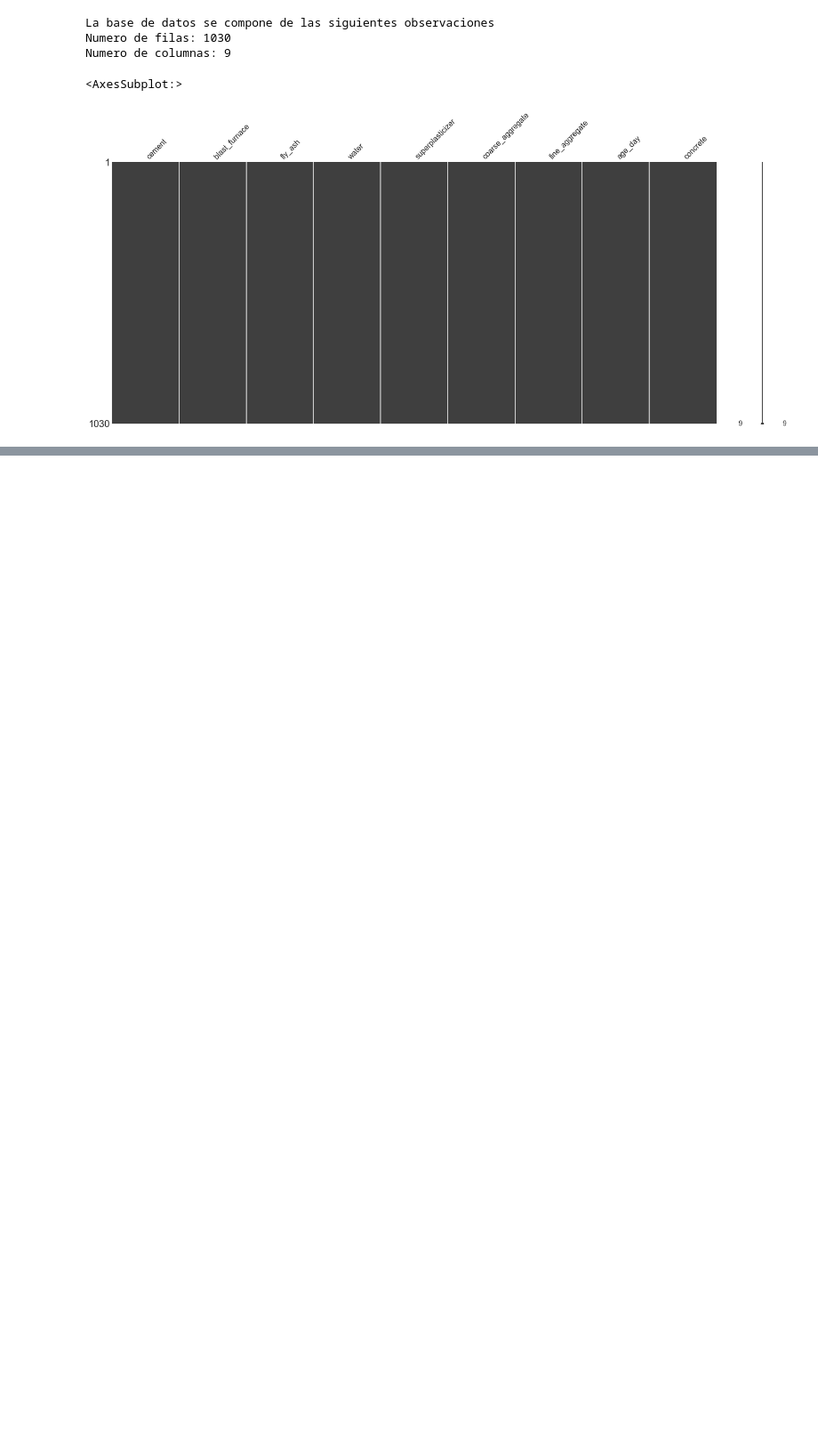
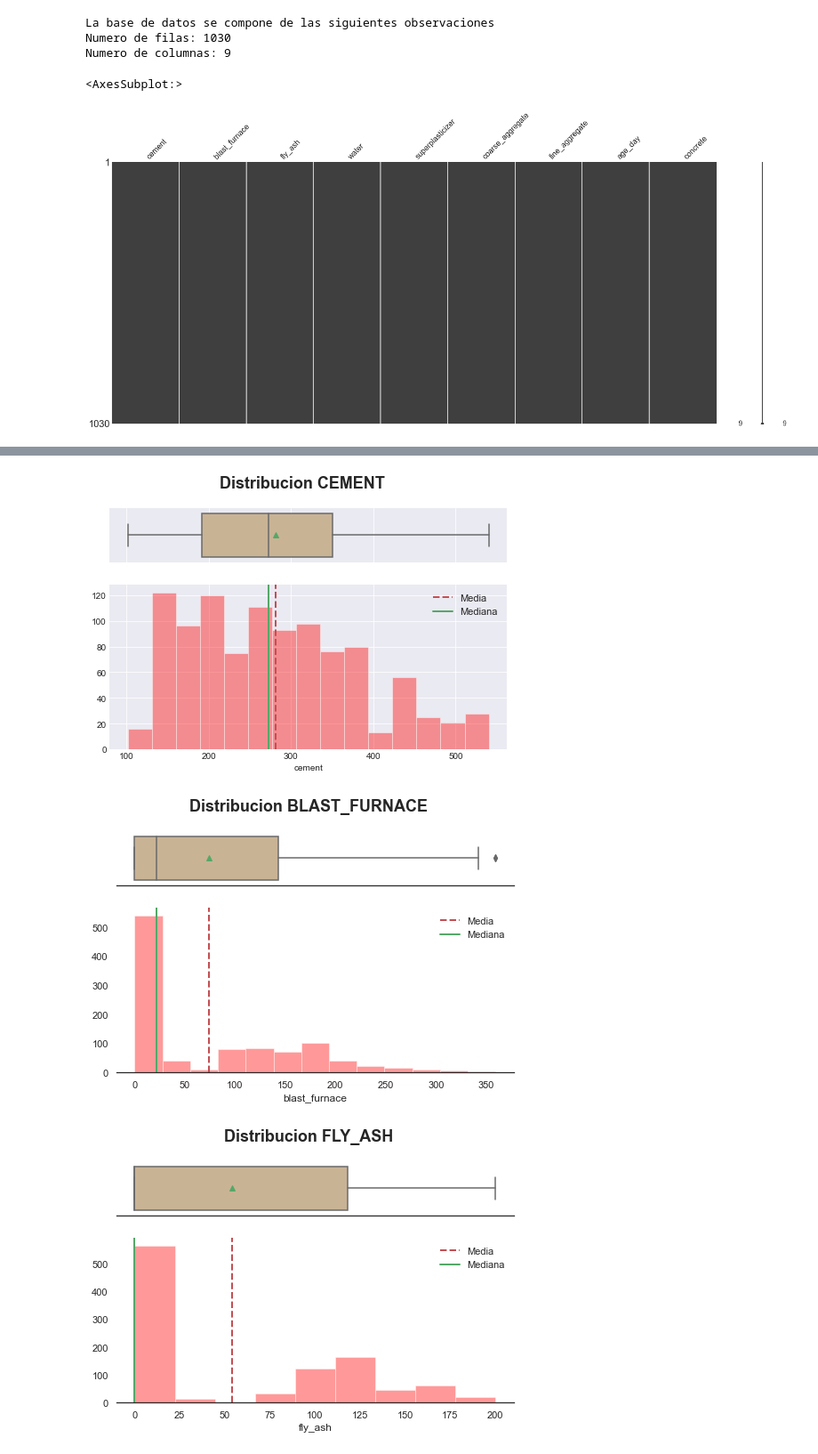
Before and after one commit to Denniels/Machine_Learning, a Jupyter notebook: concret.ipynb, the cells around one changed output, grey strips where cells are left out. Shown at 89% size. Cells and saved outputs as stored; diff of their text form; code cells hidden in the pictures; blank space fills up the shorter version.

```diff
--- a/concret.ipynb
+++ b/concret.ipynb
@@ -293,0 +145,9 @@ print(r2_score(model_elastic_net_cv.predict(X_test), y_test))
+# %%
+name_vars = ['cement', 'blast_furnace', 'fly_ash', 'water', 'superplasticizer', 'coarse_aggregate', 'fine_aggregate', 'age_day', 'concrete']
+
+for i in range(len(name_vars)):
+        gfx.dist_box(df[name_vars[i]])
+# %% [output]
+[figure, added]
+[figure, added]
+[figure, added]
```
Also changed, not shown: parts of 56 cells of this notebook, 2 other files.
